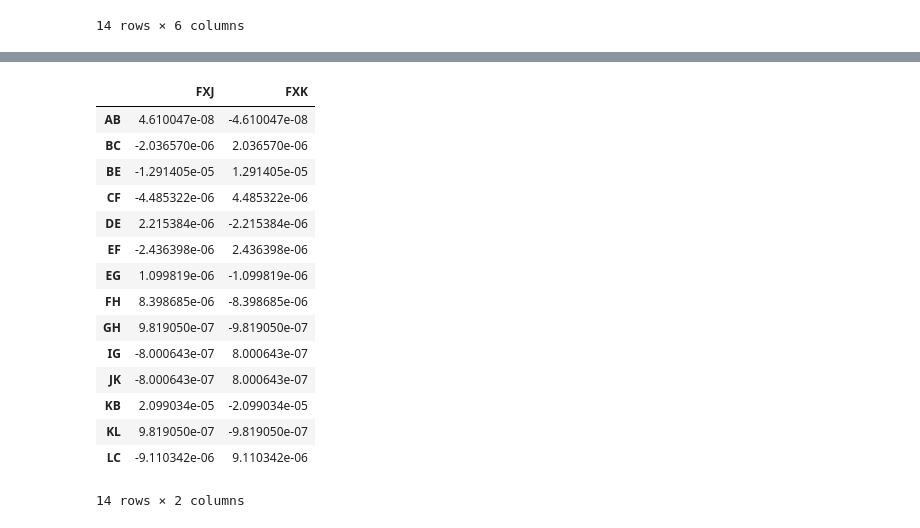
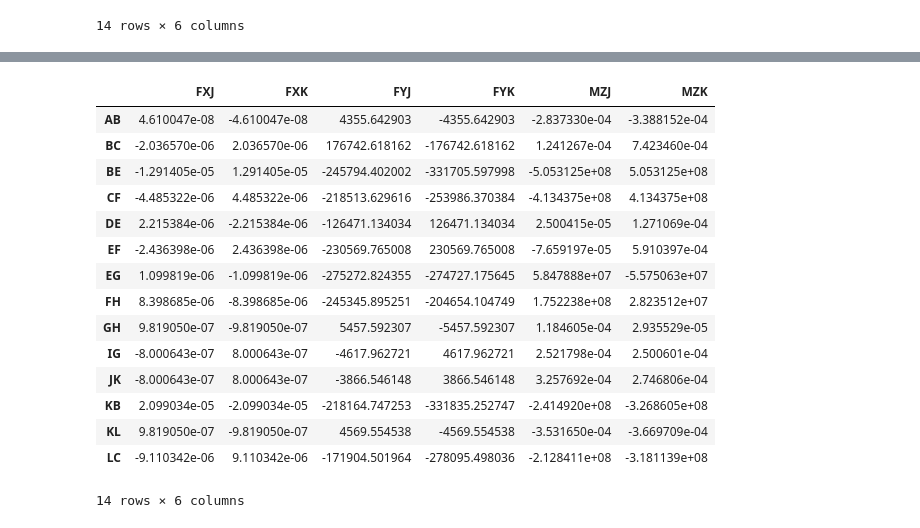
Before and after one commit to nholtz/structural-analysis, a Jupyter notebook: matrix-methods/frame2d/Check-Member-End-Forces.ipynb, the cells around one changed output, grey strips where cells are left out. Cells and saved outputs as stored; diff of their text form; code cells hidden in the pictures.

Commit message:
still work on end forces - have sign problems

```diff
--- a/matrix-methods/frame2d/Check-Member-End-Forces.ipynb
+++ b/matrix-methods/frame2d/Check-Member-End-Forces.ipynb
@@ -149,11 +185,34 @@ MEFS
 | KB | -4218.050343 | 275000.000000 | 0.000000e+00 | 4218.050343 | 275000.000000 | 0.000000e+00 |
 | LC | 2284.777269 | 225000.000000 | 0.000000e+00 | -2284.777269 | 225000.000000 | 0.000000e+00 |
 14 rows × 6 columns
-# %%
-for m in MEMBERS.values():
-    dX = m.nodek.deltaX - m.nodej.deltaX
-    dY = m.nodek.deltaY - m.nodej.deltaY
-    ldX = dX*m.cosx + dY*m.cosy
-    t = m.E*m.A*ldX/m.L
-    m.FXK = t
-    m.FXJ = -t
+# %%
+cols = 'FXJ FXK FYJ FYK MZJ MZK'.split()
+for m in MEMBERS.values():
+    for a in cols:
+        setattr(m,a,0.)
+    dX = m.nodek.deltaX - m.nodej.deltaX
+    dY = m.nodek.deltaY - m.nodej.deltaY
+    # axial deformation / force:
+    ldX = dX*m.cosx + dY*m.cosy
+    T = m.E*m.A*ldX/m.L
+    m.FXK += T
+    m.FXJ += -T
+    #print(m.id,ldX,T)
+    # shear deformation / force:
+    vdY = dY*m.cosx - dX*m.cosy
+    M = -6.*m.E*m.Ix*vdY/(m.L*m.L)
+    V = -2.*M/m.L
+    m.MZJ += M
+    m.MZK += M
+    m.FYJ += V
+    m.FYK += -V
+    print(m.id,vdY,M,V)
+    # end rotations / moments:
+    MJ = (m.E*m.Ix/m.L)*(4.*m.nodej.thetaZ + 2.*m.nodek.thetaZ)
+    MK = (m.E*m.Ix/m.L)*(2.*m.nodej.thetaZ + 4.*m.nodek.thetaZ)
+    VJ = -(MJ+MK)/m.L
+    m.MZJ += MJ
+    m.MZK += MK
+    m.FYJ += VJ
+    m.FYK += -VJ
+    #print(m.id,m.nodej.thetaZ,m.nodek.thetaZ,MJ,MK,VJ)
@@ -160,21 +234,21 @@ for m in MEMBERS.values():
 # %%
-computed = pd.DataFrame([{k:getattr(m,k) for k in 'id FXJ FXK'.split()}
+computed = pd.DataFrame([{k:getattr(m,k) for k in ['id']+cols}
                          for m in MEMBERS.values()]).set_index('id')
-(computed - MEFS[['FXJ','FXK']])
+(computed - MEFS[cols])
 # %% [output]
-|  | FXJ | FXK |
-| AB | 4.610047e-08 | -4.610047e-08 |
-| BC | -2.036570e-06 | 2.036570e-06 |
-| BE | -1.291405e-05 | 1.291405e-05 |
-| CF | -4.485322e-06 | 4.485322e-06 |
-| DE | 2.215384e-06 | -2.215384e-06 |
-| EF | -2.436398e-06 | 2.436398e-06 |
-| EG | 1.099819e-06 | -1.099819e-06 |
-| FH | 8.398685e-06 | -8.398685e-06 |
-| GH | 9.819050e-07 | -9.819050e-07 |
-| IG | -8.000643e-07 | 8.000643e-07 |
-| JK | -8.000643e-07 | 8.000643e-07 |
-| KB | 2.099034e-05 | -2.099034e-05 |
-| KL | 9.819050e-07 | -9.819050e-07 |
-| LC | -9.110342e-06 | 9.110342e-06 |
+|  | FXJ | FXK | FYJ | FYK | MZJ | MZK |
+| AB | 4.610047e-08 | -4.610047e-08 | 4355.642903 | -4355.642903 | -2.837330e-04 | -3.388152e-04 |
+| BC | -2.036570e-06 | 2.036570e-06 | 176742.618162 | -176742.618162 | 1.241267e-04 | 7.423460e-04 |
+| BE | -1.291405e-05 | 1.291405e-05 | -245794.402002 | -331705.597998 | -5.053125e+08 | 5.053125e+08 |
+| CF | -4.485322e-06 | 4.485322e-06 | -218513.629616 | -253986.370384 | -4.134375e+08 | 4.134375e+08 |
+| DE | 2.215384e-06 | -2.215384e-06 | -126471.134034 | 126471.134034 | 2.500415e-05 | 1.271069e-04 |
+| EF | -2.436398e-06 | 2.436398e-06 | -230569.765008 | 230569.765008 | -7.659197e-05 | 5.910397e-04 |
+| EG | 1.099819e-06 | -1.099819e-06 | -275272.824355 | -274727.175645 | 5.847888e+07 | -5.575063e+07 |
+| FH | 8.398685e-06 | -8.398685e-06 | -245345.895251 | -204654.104749 | 1.752238e+08 | 2.823512e+07 |
+| GH | 9.819050e-07 | -9.819050e-07 | 5457.592307 | -5457.592307 | 1.184605e-04 | 2.935529e-05 |
+| IG | -8.000643e-07 | 8.000643e-07 | -4617.962721 | 4617.962721 | 2.521798e-04 | 2.500601e-04 |
+| JK | -8.000643e-07 | 8.000643e-07 | -3866.546148 | 3866.546148 | 3.257692e-04 | 2.746806e-04 |
+| KB | 2.099034e-05 | -2.099034e-05 | -218164.747253 | -331835.252747 | -2.414920e+08 | -3.268605e+08 |
+| KL | 9.819050e-07 | -9.819050e-07 | 4569.554538 | -4569.554538 | -3.531650e-04 | -3.669709e-04 |
+| LC | -9.110342e-06 | 9.110342e-06 | -171904.501964 | -278095.498036 | -2.128411e+08 | -3.181139e+08 |
-14 rows × 2 columns
+14 rows × 6 columns
```
Also changed, not shown: parts of 7 cells of this notebook.
